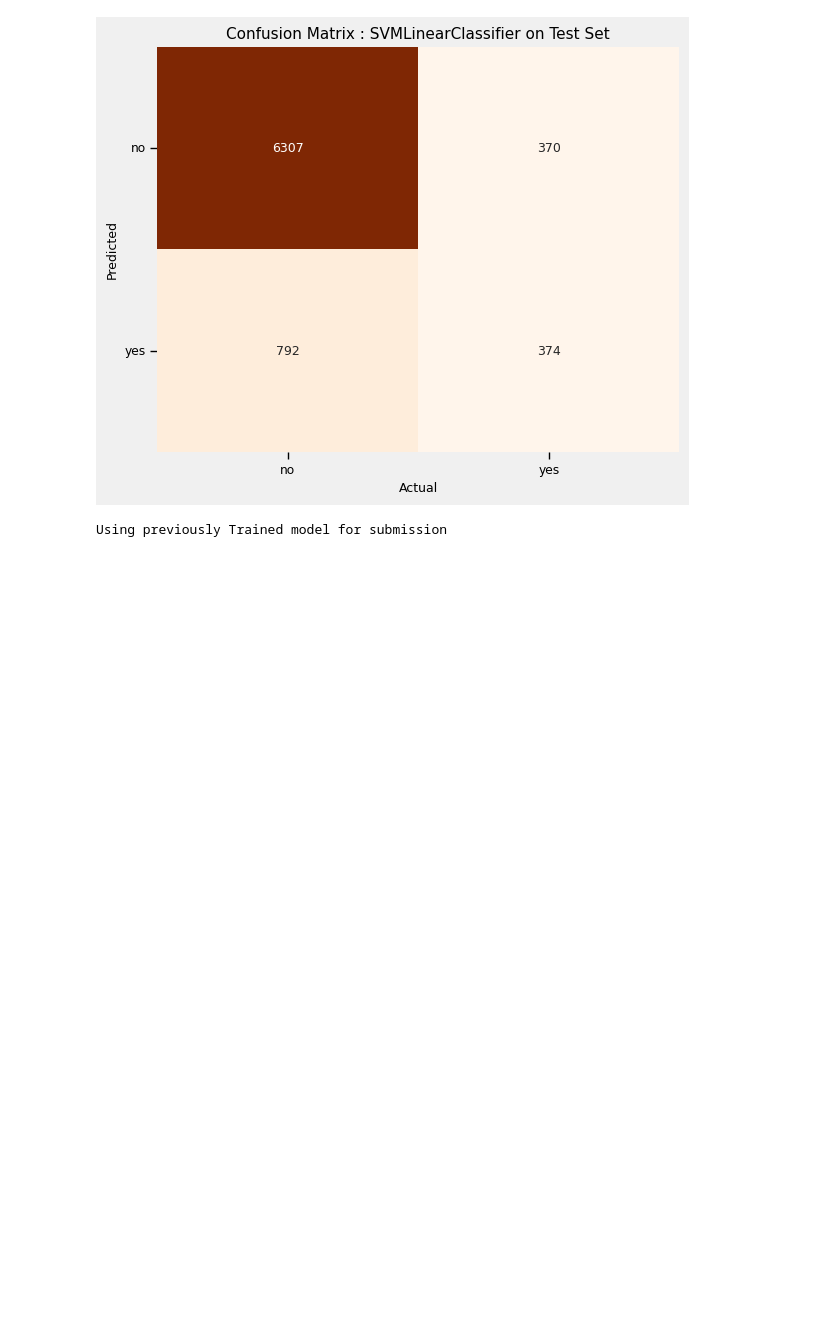
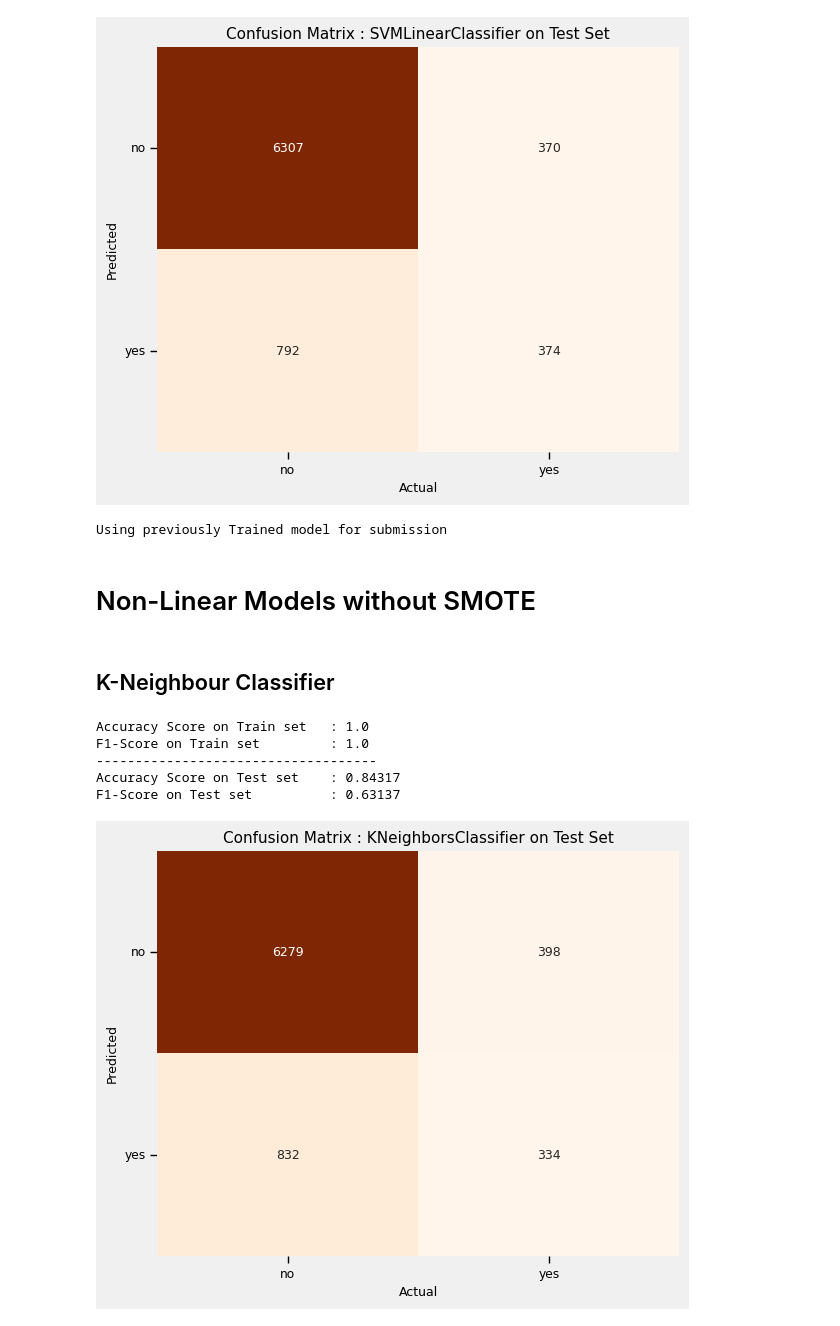
Before and after one commit to jishnukoliyadan/Predicting-the-Success-of-Bank-telemarketing, a Jupyter notebook: notebook/Predict-Success-of-Bank-telemarketing.ipynb, the cells around one changed output. Saved outputs shown, nothing was run; the diff lists cells and outputs as text; code cells hidden in the pictures; blank space fills up the shorter version.

```diff
--- a/notebook/Predict-Success-of-Bank-telemarketing.ipynb
+++ b/notebook/Predict-Success-of-Bank-telemarketing.ipynb
@@ -1046,3 +1046,31 @@ Accuracy Score on Test set    : 0.85184
 F1-Score on Test set          : 0.65364
 [figure]
 Using previously Trained model for submission
+# %% [markdown]
+# Non-Linear Models without SMOTE
+# %% [markdown]
+## K-Neighbour Classifier
+# %%
+clf_name = 'KNeighborsClassifier-Base'
+knnClassifier_, knn_f1Score = train_partial_classifier_model(KNeighborsClassifier(
+                                                                n_neighbors = 5, weights = 'distance',
+                                                                metric = 'minkowski', n_jobs = -1),
+                                                             trainX_ = tansformed_train_X,
+                                                             trainY_ = y_train,
+                                                             testX_ = tansformed_test_X,
+                                                             testY_ = y_test,
+                                                             text_  = 'KNeighborsClassifier',
+                                                             plot_cm = True,
+                                                             onTrain = True)
+
+model_performance_df.loc[len(model_performance_df)] = [clf_name,
+                                                       {'n_neighbors' : 5, 'weights' : 'distance',
+                                                        'metric' : 'minkowski'},
+                                                       knn_f1Score]
+# %% [output]
+Accuracy Score on Train set   : 1.0
+F1-Score on Train set         : 1.0
+------------------------------------
+Accuracy Score on Test set    : 0.84317
+F1-Score on Test set          : 0.63137
+[figure, added]
```
Also changed, not shown: parts of 23 cells of this notebook, 2 other files.
